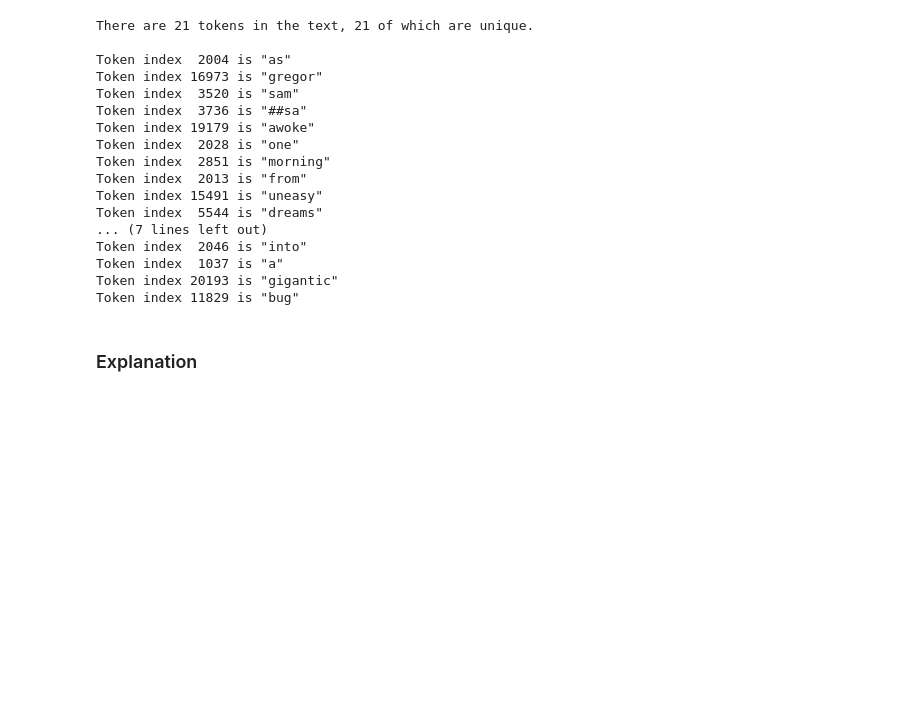
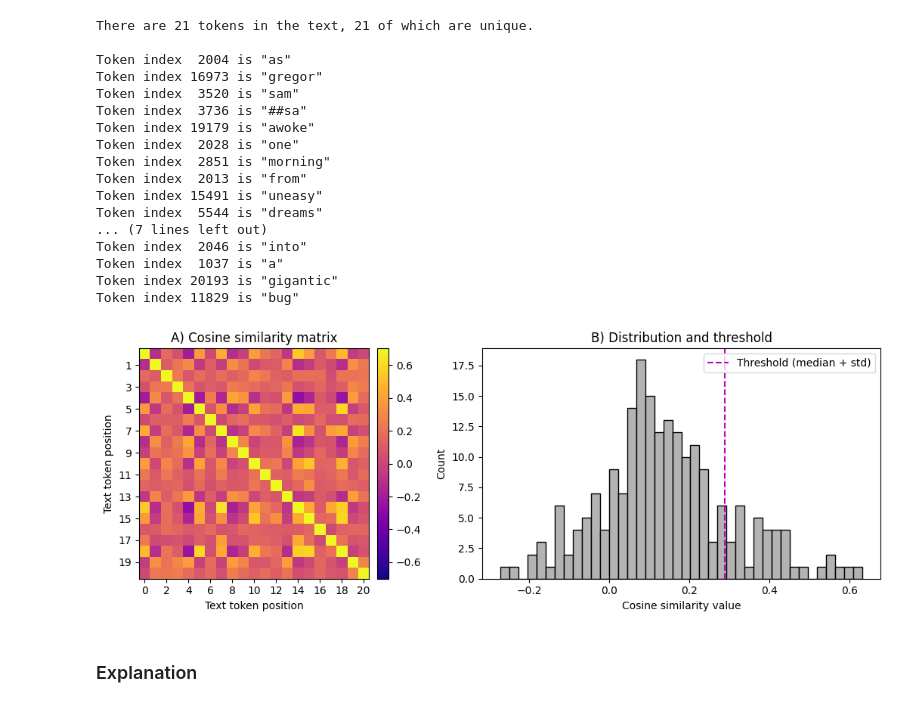
Before and after one commit to Saransh-Basu-01/50-Ml-Projects-to-understand-LLMs, a Jupyter notebook: Project_11_Network_graphs_of_cosine_similarities.ipynb, the cells around one changed output. Saved outputs shown, nothing was run; the diff lists cells and outputs as text; code cells hidden in the pictures; blank space fills up the shorter version.

```diff
--- a/Project_11_Network_graphs_of_cosine_similarities.ipynb
+++ b/Project_11_Network_graphs_of_cosine_similarities.ipynb
@@ -85,6 +85,27 @@ uniqueCS = csM[np.nonzero(np.triu(csM,1))]
 
 # here's the threshold!
 thresh = np.median(uniqueCS) + np.std(uniqueCS)
+# %%
+# visualize
+fig,axs = plt.subplots(1,2,figsize=(12,4))
+
+h = axs[0].imshow(csM,vmin=-.7,vmax=.7,cmap='plasma')
+axs[0].set(xlabel='Text token position',ylabel='Text token position',
+           xticks=range(0,len(tokens),2),yticks=range(1,len(tokens),2),
+           title='A) Cosine similarity matrix')
+fig.colorbar(h,ax=axs[0],fraction=.046,pad=.02)
+
+axs[1].hist(uniqueCS,bins=40,color=[.7,.7,.7],edgecolor='k')
+axs[1].axvline(thresh,linestyle='--',color='m',label='Threshold (median + std)')
+
+axs[1].legend()
+axs[1].set(xlabel='Cosine similarity value',ylabel='Count',title='B) Distribution and threshold')
+
+plt.tight_layout()
+plt.savefig('ch3_proj11_part1.png')
+plt.show()
+# %% [output]
+[figure, added]
 # %% [markdown]
 ### Explanation
 # %%
```
